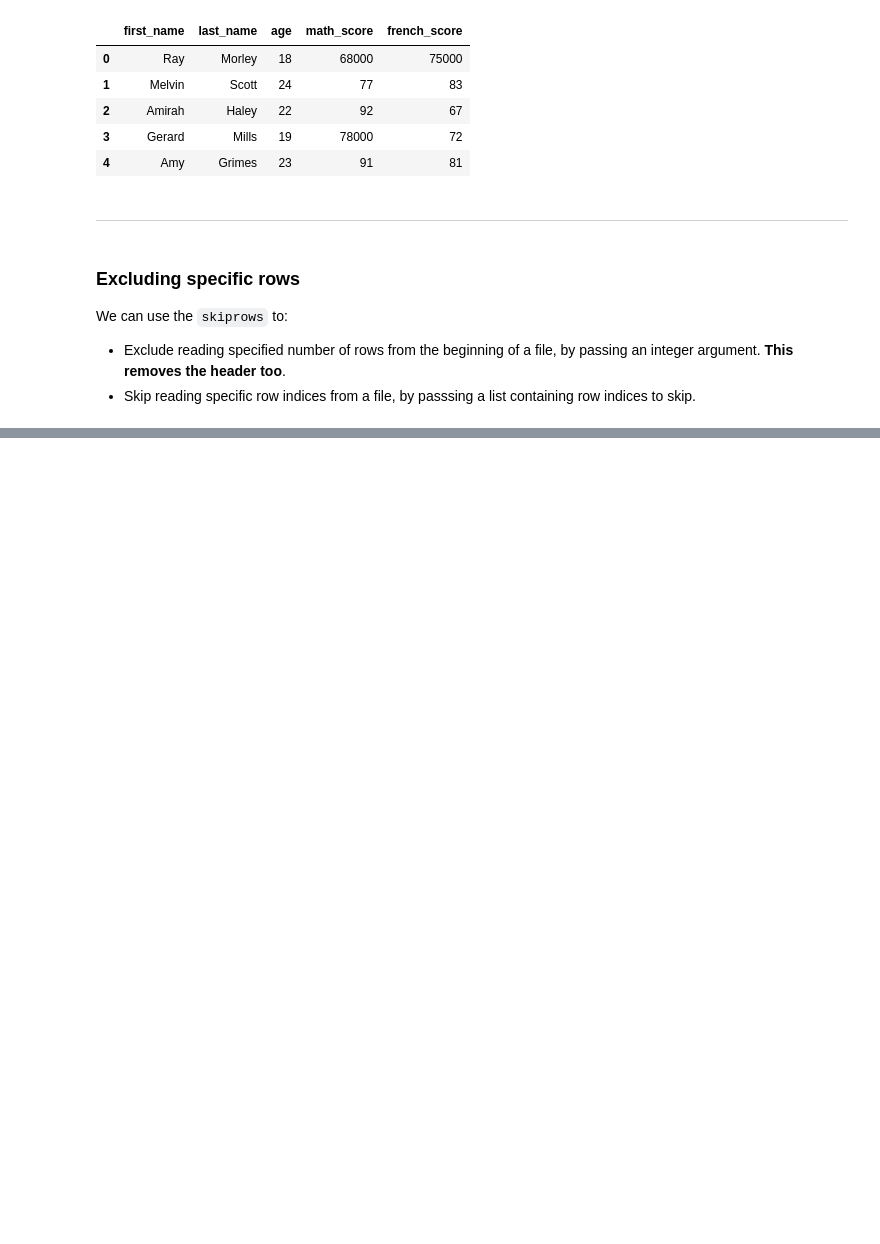
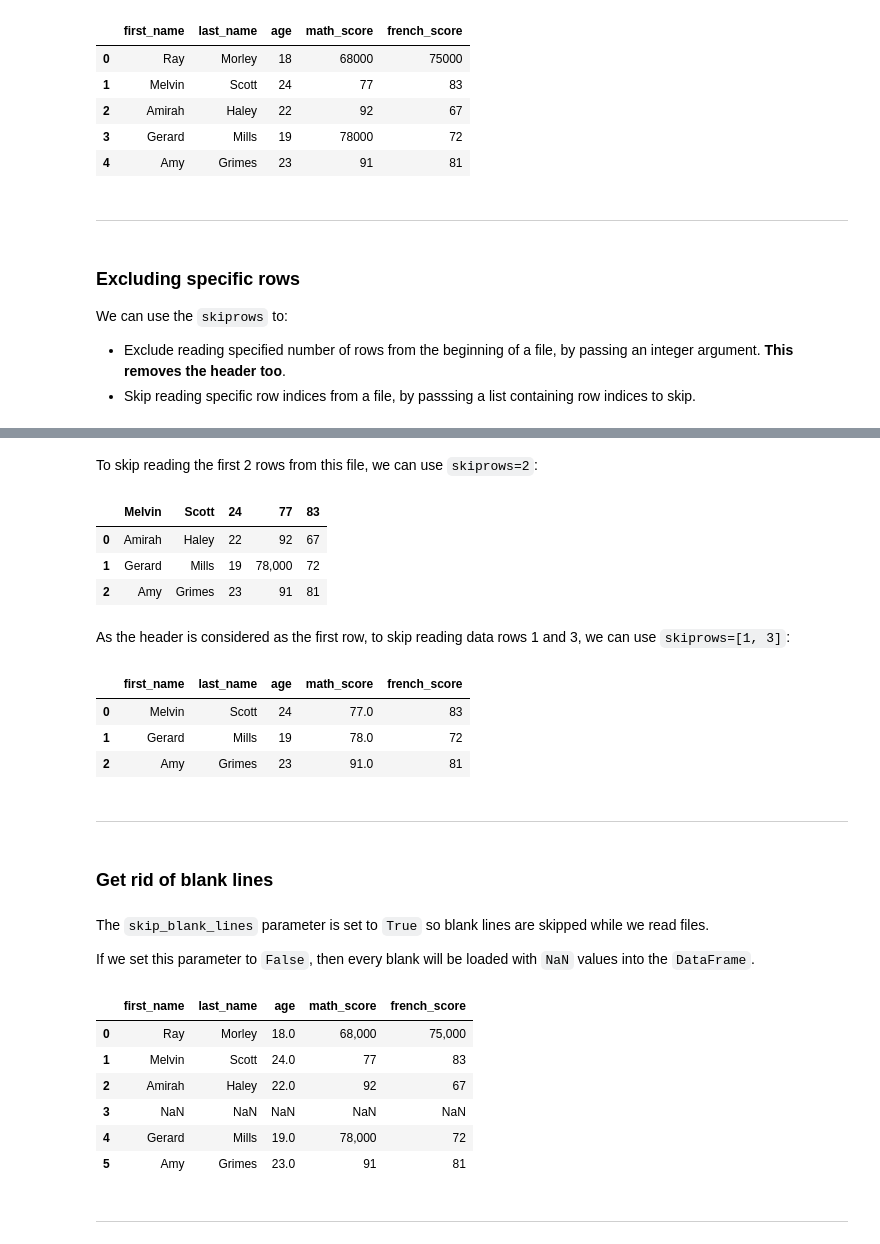
Before and after one commit to DaveHigs/ds-learning, a Jupyter notebook: ds_learning/Reading-CSV-TXT.ipynb, the cells around one changed output, grey strips where cells are left out. Cells and saved outputs as stored; diff of their text form; code cells hidden in the pictures; blank space fills up the shorter version.

Commit message:
Updated data reading

```diff
--- a/ds_learning/Reading-CSV-TXT.ipynb
+++ b/ds_learning/Reading-CSV-TXT.ipynb
@@ -564,0 +580,53 @@ We can use the `skiprows` to:
+# %% [markdown]
+To skip reading the first 2 rows from this file, we can use `skiprows=2`:
+# %%
+pd.read_csv(
+    './data/exam_review.csv',
+    sep='>',
+    skiprows=2
+)
+# %% [output]
+|  | Melvin | Scott | 24 | 77 | 83 |
+| 0 | Amirah | Haley | 22 | 92 | 67 |
+| 1 | Gerard | Mills | 19 | 78,000 | 72 |
+| 2 | Amy | Grimes | 23 | 91 | 81 |
+# %% [markdown]
+As the header is considered as the first row, to skip reading data rows 1 and 3, we can use `skiprows=[1, 3]`:
+# %%
+exam_df = pd.read_csv(
+    './data/exam_review.csv',
+    sep='>',
+    decimal=',',
+    skiprows=[1, 3]
+)
+
+exam_df
+# %% [output]
+|  | first_name | last_name | age | math_score | french_score |
+| 0 | Melvin | Scott | 24 | 77.0 | 83 |
+| 1 | Gerard | Mills | 19 | 78.0 | 72 |
+| 2 | Amy | Grimes | 23 | 91.0 | 81 |
+# %% [markdown]
+<hr style='border:4px solid #5C6067'> </hr>
+# %% [markdown]
+### Get rid of blank lines
+# %% [markdown]
+The `skip_blank_lines` parameter is set to `True` so blank lines are skipped while we read files.
+
+If we set this parameter to `False`, then every blank will be loaded with `NaN` values into the `DataFrame`.
+# %%
+pd.read_csv(
+    './data/exam_review.csv',
+    sep='>' ,
+    skip_blank_lines=False
+)
+# %% [output]
+|  | first_name | last_name | age | math_score | french_score |
+| 0 | Ray | Morley | 18.0 | 68,000 | 75,000 |
+| 1 | Melvin | Scott | 24.0 | 77 | 83 |
+| 2 | Amirah | Haley | 22.0 | 92 | 67 |
+| 3 | NaN | NaN | NaN | NaN | NaN |
+| 4 | Gerard | Mills | 19.0 | 78,000 | 72 |
+| 5 | Amy | Grimes | 23.0 | 91 | 81 |
+# %% [markdown]
+<hr style='border:4px solid #5C6067'> </hr>
```
Also changed, not shown: parts of 2 cells of this notebook.
